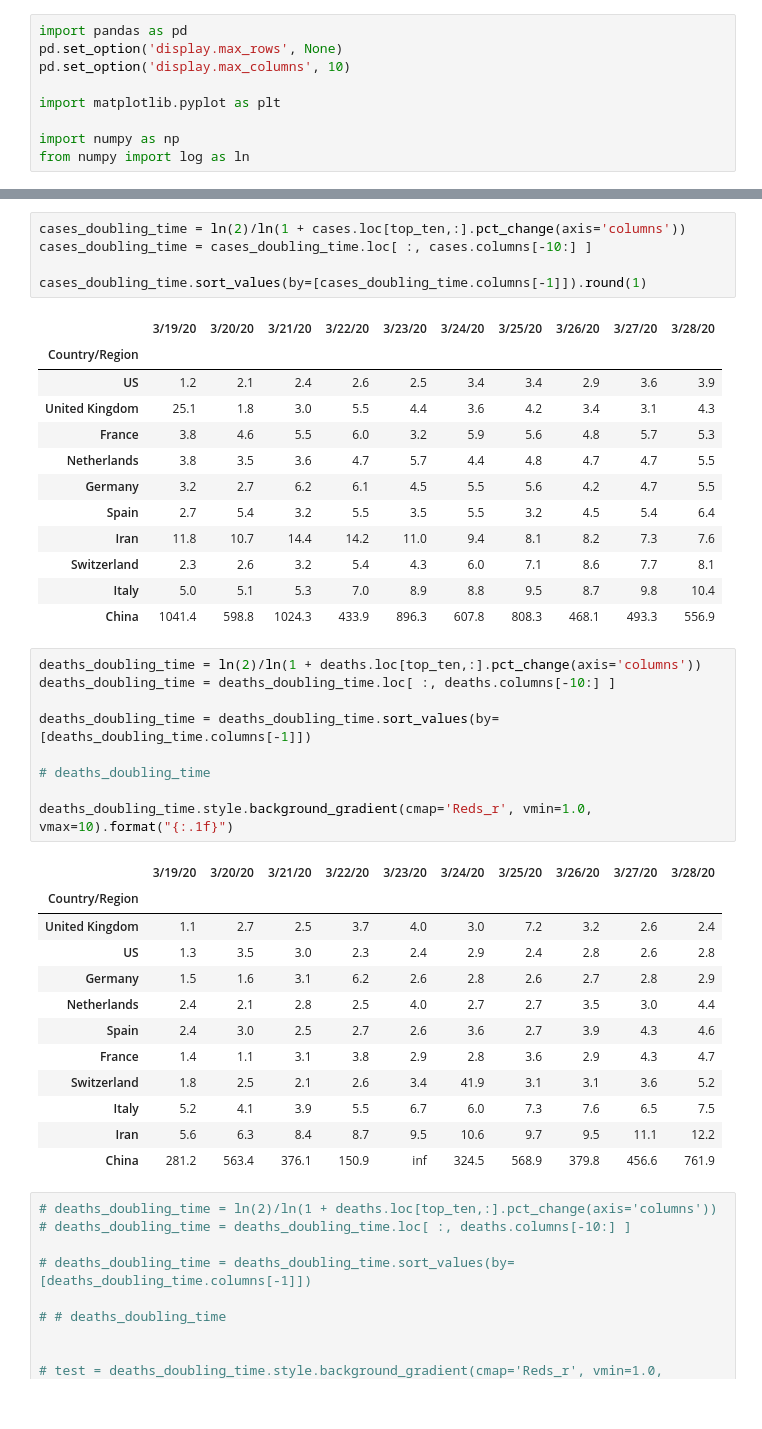
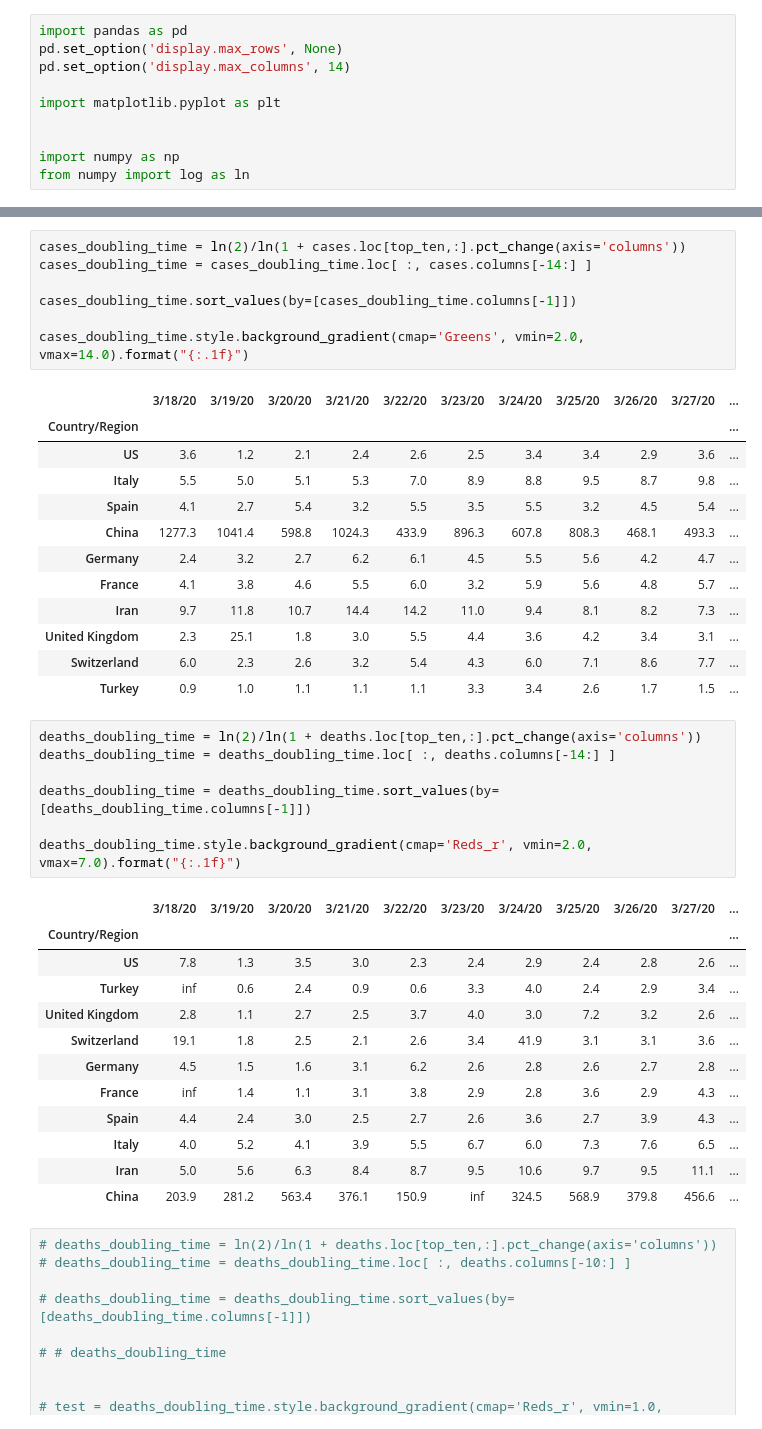
Before and after one commit to caseyjamesdavis/covid19-numbers, a Jupyter notebook: covid 19 numbers.ipynb, the cells around one changed output, grey strips where cells are left out. Saved outputs shown, nothing was run; the diff lists cells and outputs as text.

```diff
--- a/covid 19 numbers.ipynb
+++ b/covid 19 numbers.ipynb
@@ -1,10 +1,11 @@
 # %%
 import pandas as pd
 pd.set_option('display.max_rows', None)
-pd.set_option('display.max_columns', 10)
+pd.set_option('display.max_columns', 14)
 
 import matplotlib.pyplot as plt
 
+
 import numpy as np
 from numpy import log as ln
 # %%
@@ -106,43 +109,43 @@ calc
 # %%
 cases_doubling_time = ln(2)/ln(1 + cases.loc[top_ten,:].pct_change(axis='columns'))
-cases_doubling_time = cases_doubling_time.loc[ :, cases.columns[-10:] ]
+cases_doubling_time = cases_doubling_time.loc[ :, cases.columns[-14:] ]
 
-cases_doubling_time.sort_values(by=[cases_doubling_time.columns[-1]]).round(1)
+cases_doubling_time.sort_values(by=[cases_doubling_time.columns[-1]])
+
+cases_doubling_time.style.background_gradient(cmap='Greens', vmin=2.0, vmax=14.0).format("{:.1f}")
 # %% [output]
-|  | 3/19/20 | 3/20/20 | 3/21/20 | 3/22/20 | 3/23/20 | 3/24/20 | 3/25/20 | 3/26/20 | 3/27/20 | 3/28/20 |
-| Country/Region |  |  |  |  |  |  |  |  |  |  |
-| US | 1.2 | 2.1 | 2.4 | 2.6 | 2.5 | 3.4 | 3.4 | 2.9 | 3.6 | 3.9 |
-| United Kingdom | 25.1 | 1.8 | 3.0 | 5.5 | 4.4 | 3.6 | 4.2 | 3.4 | 3.1 | 4.3 |
-| France | 3.8 | 4.6 | 5.5 | 6.0 | 3.2 | 5.9 | 5.6 | 4.8 | 5.7 | 5.3 |
-| Netherlands | 3.8 | 3.5 | 3.6 | 4.7 | 5.7 | 4.4 | 4.8 | 4.7 | 4.7 | 5.5 |
-| Germany | 3.2 | 2.7 | 6.2 | 6.1 | 4.5 | 5.5 | 5.6 | 4.2 | 4.7 | 5.5 |
-| Spain | 2.7 | 5.4 | 3.2 | 5.5 | 3.5 | 5.5 | 3.2 | 4.5 | 5.4 | 6.4 |
-| Iran | 11.8 | 10.7 | 14.4 | 14.2 | 11.0 | 9.4 | 8.1 | 8.2 | 7.3 | 7.6 |
-| Switzerland | 2.3 | 2.6 | 3.2 | 5.4 | 4.3 | 6.0 | 7.1 | 8.6 | 7.7 | 8.1 |
-| Italy | 5.0 | 5.1 | 5.3 | 7.0 | 8.9 | 8.8 | 9.5 | 8.7 | 9.8 | 10.4 |
-| China | 1041.4 | 598.8 | 1024.3 | 433.9 | 896.3 | 607.8 | 808.3 | 468.1 | 493.3 | 556.9 |
+|  | 3/18/20 | 3/19/20 | 3/20/20 | 3/21/20 | 3/22/20 | 3/23/20 | 3/24/20 | 3/25/20 | 3/26/20 | 3/27/20 | ... |
+| Country/Region |  |  |  |  |  |  |  |  |  |  | ... |
+| US | 3.6 | 1.2 | 2.1 | 2.4 | 2.6 | 2.5 | 3.4 | 3.4 | 2.9 | 3.6 | ... |
+| Italy | 5.5 | 5.0 | 5.1 | 5.3 | 7.0 | 8.9 | 8.8 | 9.5 | 8.7 | 9.8 | ... |
+| Spain | 4.1 | 2.7 | 5.4 | 3.2 | 5.5 | 3.5 | 5.5 | 3.2 | 4.5 | 5.4 | ... |
+| China | 1277.3 | 1041.4 | 598.8 | 1024.3 | 433.9 | 896.3 | 607.8 | 808.3 | 468.1 | 493.3 | ... |
+| Germany | 2.4 | 3.2 | 2.7 | 6.2 | 6.1 | 4.5 | 5.5 | 5.6 | 4.2 | 4.7 | ... |
+| France | 4.1 | 3.8 | 4.6 | 5.5 | 6.0 | 3.2 | 5.9 | 5.6 | 4.8 | 5.7 | ... |
+| Iran | 9.7 | 11.8 | 10.7 | 14.4 | 14.2 | 11.0 | 9.4 | 8.1 | 8.2 | 7.3 | ... |
+| United Kingdom | 2.3 | 25.1 | 1.8 | 3.0 | 5.5 | 4.4 | 3.6 | 4.2 | 3.4 | 3.1 | ... |
+| Switzerland | 6.0 | 2.3 | 2.6 | 3.2 | 5.4 | 4.3 | 6.0 | 7.1 | 8.6 | 7.7 | ... |
+| Turkey | 0.9 | 1.0 | 1.1 | 1.1 | 1.1 | 3.3 | 3.4 | 2.6 | 1.7 | 1.5 | ... |
 # %%
 deaths_doubling_time = ln(2)/ln(1 + deaths.loc[top_ten,:].pct_change(axis='columns'))
-deaths_doubling_time = deaths_doubling_time.loc[ :, deaths.columns[-10:] ]
+deaths_doubling_time = deaths_doubling_time.loc[ :, deaths.columns[-14:] ]
 
 deaths_doubling_time = deaths_doubling_time.sort_values(by=[deaths_doubling_time.columns[-1]])
 
-# deaths_doubling_time
-
-deaths_doubling_time.style.background_gradient(cmap='Reds_r', vmin=1.0, vmax=10).format("{:.1f}")
+deaths_doubling_time.style.background_gradient(cmap='Reds_r', vmin=2.0, vmax=7.0).format("{:.1f}")
 # %% [output]
-|  | 3/19/20 | 3/20/20 | 3/21/20 | 3/22/20 | 3/23/20 | 3/24/20 | 3/25/20 | 3/26/20 | 3/27/20 | 3/28/20 |
-| Country/Region |  |  |  |  |  |  |  |  |  |  |
-| United Kingdom | 1.1 | 2.7 | 2.5 | 3.7 | 4.0 | 3.0 | 7.2 | 3.2 | 2.6 | 2.4 |
-| US | 1.3 | 3.5 | 3.0 | 2.3 | 2.4 | 2.9 | 2.4 | 2.8 | 2.6 | 2.8 |
-| Germany | 1.5 | 1.6 | 3.1 | 6.2 | 2.6 | 2.8 | 2.6 | 2.7 | 2.8 | 2.9 |
-| Netherlands | 2.4 | 2.1 | 2.8 | 2.5 | 4.0 | 2.7 | 2.7 | 3.5 | 3.0 | 4.4 |
-| Spain | 2.4 | 3.0 | 2.5 | 2.7 | 2.6 | 3.6 | 2.7 | 3.9 | 4.3 | 4.6 |
-| France | 1.4 | 1.1 | 3.1 | 3.8 | 2.9 | 2.8 | 3.6 | 2.9 | 4.3 | 4.7 |
-| Switzerland | 1.8 | 2.5 | 2.1 | 2.6 | 3.4 | 41.9 | 3.1 | 3.1 | 3.6 | 5.2 |
-| Italy | 5.2 | 4.1 | 3.9 | 5.5 | 6.7 | 6.0 | 7.3 | 7.6 | 6.5 | 7.5 |
-| Iran | 5.6 | 6.3 | 8.4 | 8.7 | 9.5 | 10.6 | 9.7 | 9.5 | 11.1 | 12.2 |
-| China | 281.2 | 563.4 | 376.1 | 150.9 | inf | 324.5 | 568.9 | 379.8 | 456.6 | 761.9 |
+|  | 3/18/20 | 3/19/20 | 3/20/20 | 3/21/20 | 3/22/20 | 3/23/20 | 3/24/20 | 3/25/20 | 3/26/20 | 3/27/20 | ... |
+| Country/Region |  |  |  |  |  |  |  |  |  |  | ... |
+| US | 7.8 | 1.3 | 3.5 | 3.0 | 2.3 | 2.4 | 2.9 | 2.4 | 2.8 | 2.6 | ... |
+| Turkey | inf | 0.6 | 2.4 | 0.9 | 0.6 | 3.3 | 4.0 | 2.4 | 2.9 | 3.4 | ... |
+| United Kingdom | 2.8 | 1.1 | 2.7 | 2.5 | 3.7 | 4.0 | 3.0 | 7.2 | 3.2 | 2.6 | ... |
+| Switzerland | 19.1 | 1.8 | 2.5 | 2.1 | 2.6 | 3.4 | 41.9 | 3.1 | 3.1 | 3.6 | ... |
+| Germany | 4.5 | 1.5 | 1.6 | 3.1 | 6.2 | 2.6 | 2.8 | 2.6 | 2.7 | 2.8 | ... |
+| France | inf | 1.4 | 1.1 | 3.1 | 3.8 | 2.9 | 2.8 | 3.6 | 2.9 | 4.3 | ... |
+| Spain | 4.4 | 2.4 | 3.0 | 2.5 | 2.7 | 2.6 | 3.6 | 2.7 | 3.9 | 4.3 | ... |
+| Italy | 4.0 | 5.2 | 4.1 | 3.9 | 5.5 | 6.7 | 6.0 | 7.3 | 7.6 | 6.5 | ... |
+| Iran | 5.0 | 5.6 | 6.3 | 8.4 | 8.7 | 9.5 | 10.6 | 9.7 | 9.5 | 11.1 | ... |
+| China | 203.9 | 281.2 | 563.4 | 376.1 | 150.9 | inf | 324.5 | 568.9 | 379.8 | 456.6 | ... |
 # %%
 # deaths_doubling_time = ln(2)/ln(1 + deaths.loc[top_ten,:].pct_change(axis='columns'))
 # deaths_doubling_time = deaths_doubling_time.loc[ :, deaths.columns[-10:] ]
```
Also changed, not shown: parts of 8 cells of this notebook, 6 other files.
